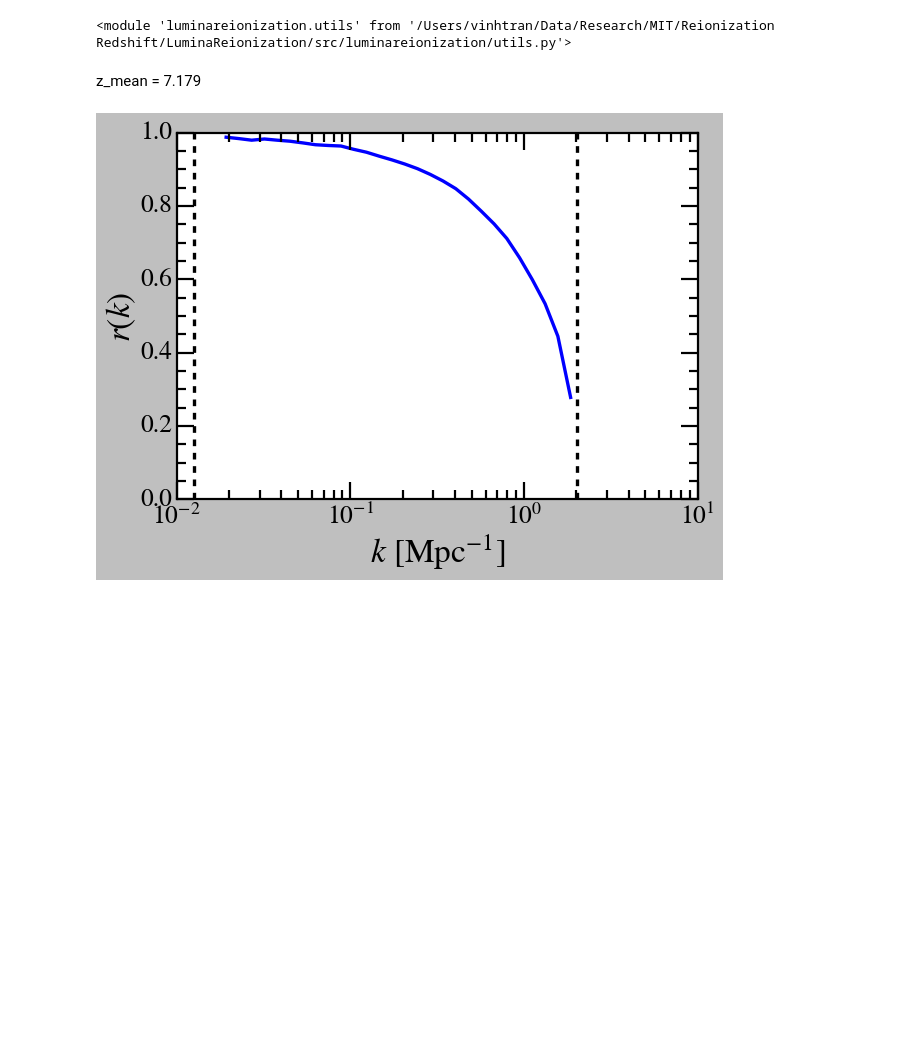
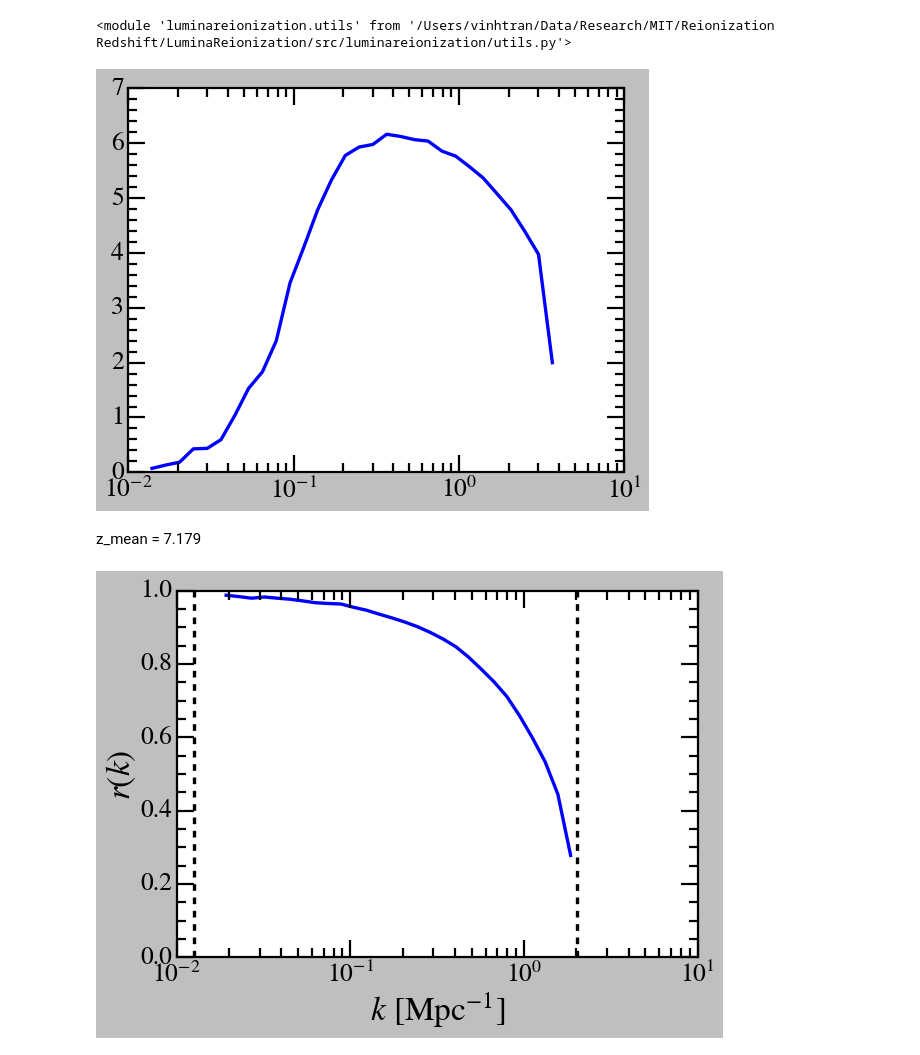
Before and after one commit to vinh-qtran/LuminaReionization, a Jupyter notebook: nbs/test.ipynb, the cells around one changed output. Cells and saved outputs as stored; diff of their text form; code cells hidden in the pictures; blank space fills up the shorter version.

Commit message:
Fix conv kernel

```diff
--- a/nbs/test.ipynb
+++ b/nbs/test.ipynb
@@ -33,7 +33,7 @@ importlib.reload(utils)
 <module 'luminareionization.utils' from '/Users/vinhtran/Data/Research/MIT/Reionization Redshift/LuminaReionization/src/luminareionization/utils.py'>
 # %%
 L_box = 500
-N_cell = 320
+N_cell = 640
 N_part = 6000**3
 
 fftw_plan = fourier.FFTWPlan(N_cell=N_cell)
@@ -48,30 +48,44 @@ fourier_transform = fourier.FourierTransform(
     fftw_inverse=fftw_inverse,
 )
 # %%
-if False:
-    z_reion_file = "../../Data/320/Sim/z_reion_V_50.hdf5"
+if True:
+    z_reion_file = "../../Data/640/Sim/z_reion_V_50.hdf5"
 
     with h5py.File(z_reion_file, "r") as z_reion_data:
-        z_reion_field = z_reion_data["ReionizationRedshift"][:]
-        z_reion_mean = np.mean(z_reion_field)
-        print(f"{z_reion_mean:.3f}")  # noqa: T201
+        z_reion_x = z_reion_data["ReionizationRedshift"][:]
 
-        delta_z_reion = (z_reion_field - z_reion_mean) / (1 + z_reion_mean)
+        z_eval = 7
 
-        k_mag, delta_z_reion_fourier = fourier_transform.get_fourier_transform(
-            delta_z_reion
-        )
-        fourier_transform.save_fourier_transform(
-            k_mag,
-            delta_z_reion_fourier,
-            "../../Data/320/Fourier/z_reion_V_50_fourier.h5",
-        )
+        ion_x = np.where(z_reion_x > z_eval, 1.0, 0.0)
+
+        ion_x_mean = np.mean(ion_x)
+
+        delta_ion_z = ion_x / ion_x_mean - 1
+
+        k_mag, delta_ion_k = fourier_transform.get_fourier_transform(delta_ion_z)
+
+        # fourier_transform.save_fourier_transform(
+        #     k_mag, delta_z_reion_fourier, "../../Data/320/Fourier/z_reion_V_50_fourier.h5"
+        # )
 
         # shot_noise_kernel, deconv_kernel = fourier_transform.get_conv_kernels()
 
         # fourier_transform.save_conv_kernels(
         #     shot_noise_kernel, deconv_kernel, "../../Data/conv_kernel.h5"
         # )
+
+        k_bins, P_ee, _, _ = fourier_transform.get_power_spectrum(
+            k_mag=k_mag,
+            delta_k_1=delta_ion_k,
+            # shot_noise_kernel=shot_noise_kernel,
+        )
+
+        plt.plot(k_bins, k_bins**3 * P_ee)
+
+        plt.xscale("log")
+        # plt.yscale("log")
+# %% [output]
+[figure, added]
 # %% [markdown]
 z_mean = 7.179
 # %%
```
Also changed, not shown: parts of 3 cells of this notebook, 1 other file.
